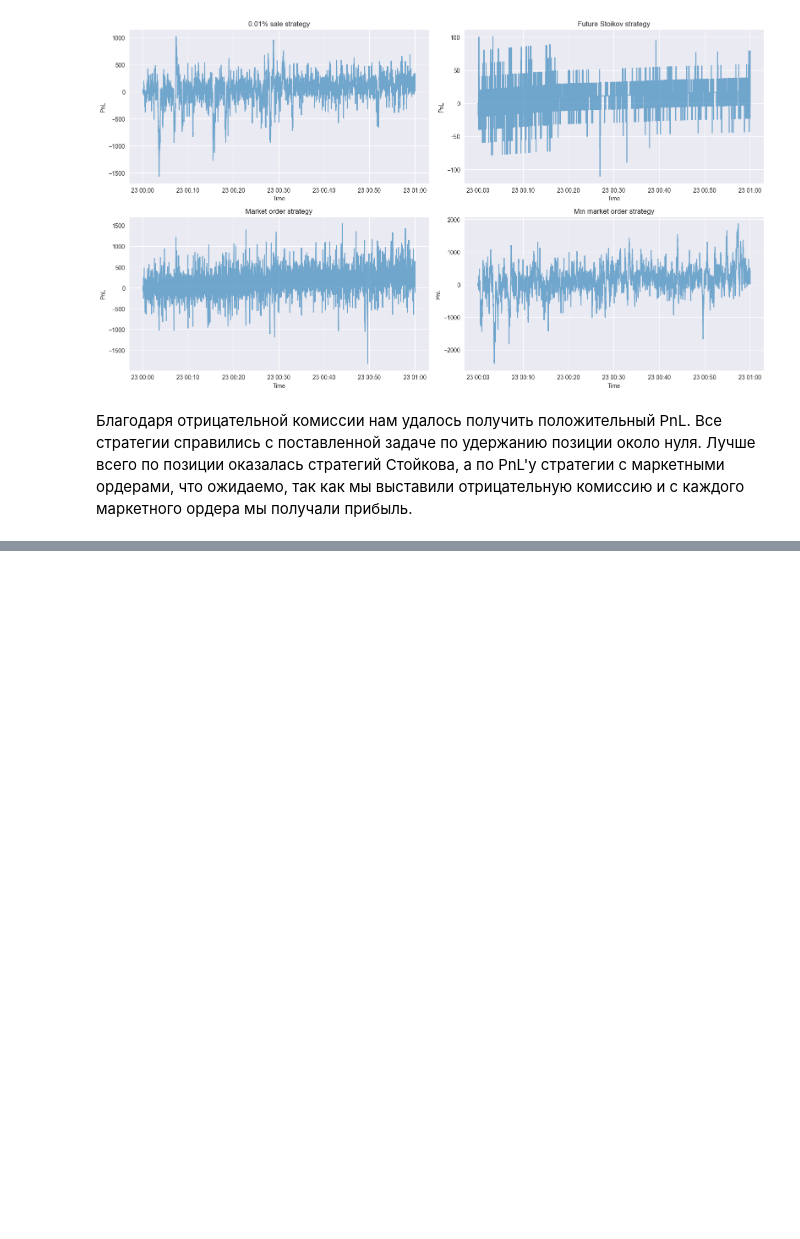
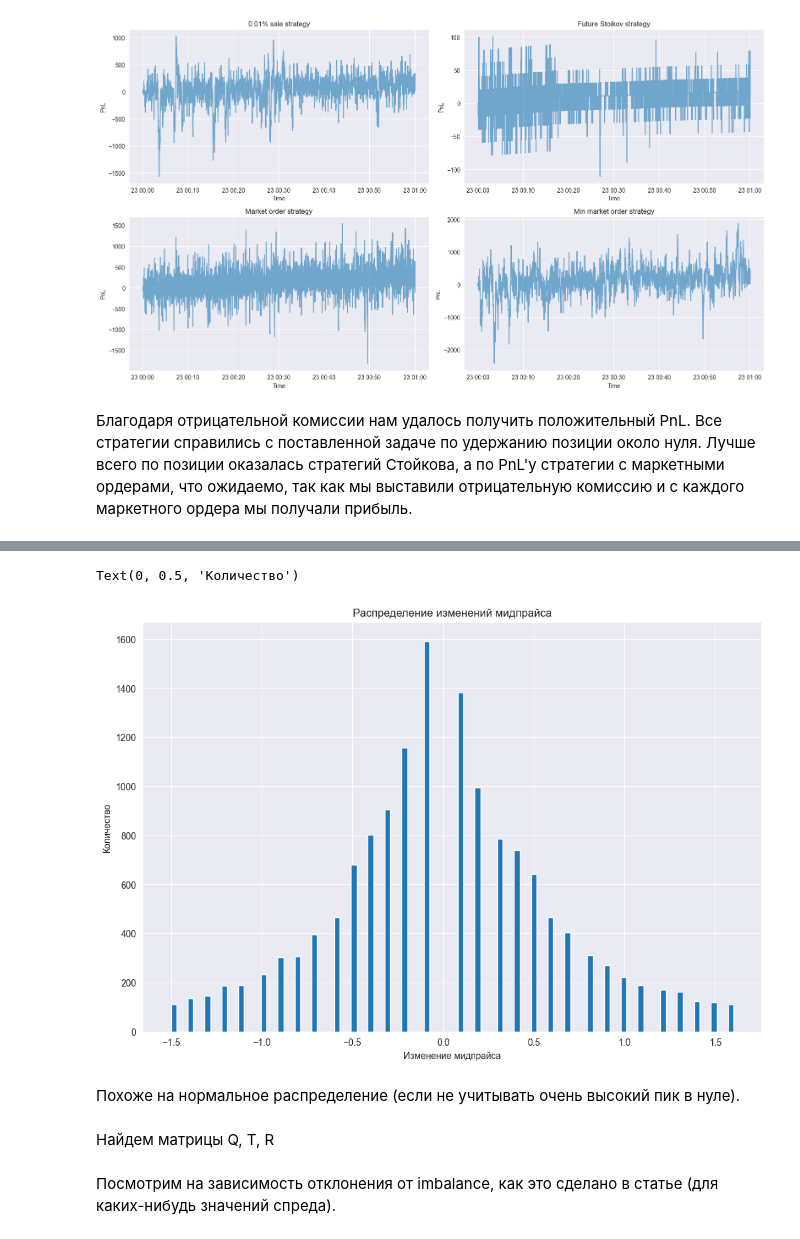
Before and after one commit to RoflanVglorius/CMF, a Jupyter notebook: strategies_comparison.ipynb, the cells around one changed output, grey strips where cells are left out. Cells and saved outputs as stored; diff of their text form; code cells hidden in the pictures; blank space fills up the shorter version.

```diff
--- a/strategies_comparison.ipynb
+++ b/strategies_comparison.ipynb
@@ -399,0 +569,18 @@ plt.tight_layout()
+# %%
+up_quant = np.quantile(mid_price_changes, 0.99)
+low_quant = np.quantile(mid_price_changes, 0.01)
+# %%
+plt.figure(figsize=(12, 8))
+plt.hist(
+    mid_price_changes[(mid_price_changes <= up_quant) & (mid_price_changes >= low_quant) & (mid_price_changes != 0)],
+    bins=100)
+plt.title('Распределение изменений мидпрайса')
+plt.xlabel('Изменение мидпрайса')
+plt.ylabel('Количество')
+# %% [output]
+Text(0, 0.5, 'Количество')
+[figure, added]
+# %% [markdown]
+Похоже на нормальное распределение (если не учитывать очень высокий пик в нуле).
+# %% [markdown]
+Найдем матрицы Q, T, R
@@ -399,0 +642,2 @@ plt.tight_layout()
+# %% [markdown]
+Посмотрим на зависимость отклонения от imbalance, как это сделано в статье (для каких-нибудь значений спреда).
```
Also changed, not shown: parts of 40 cells of this notebook.
